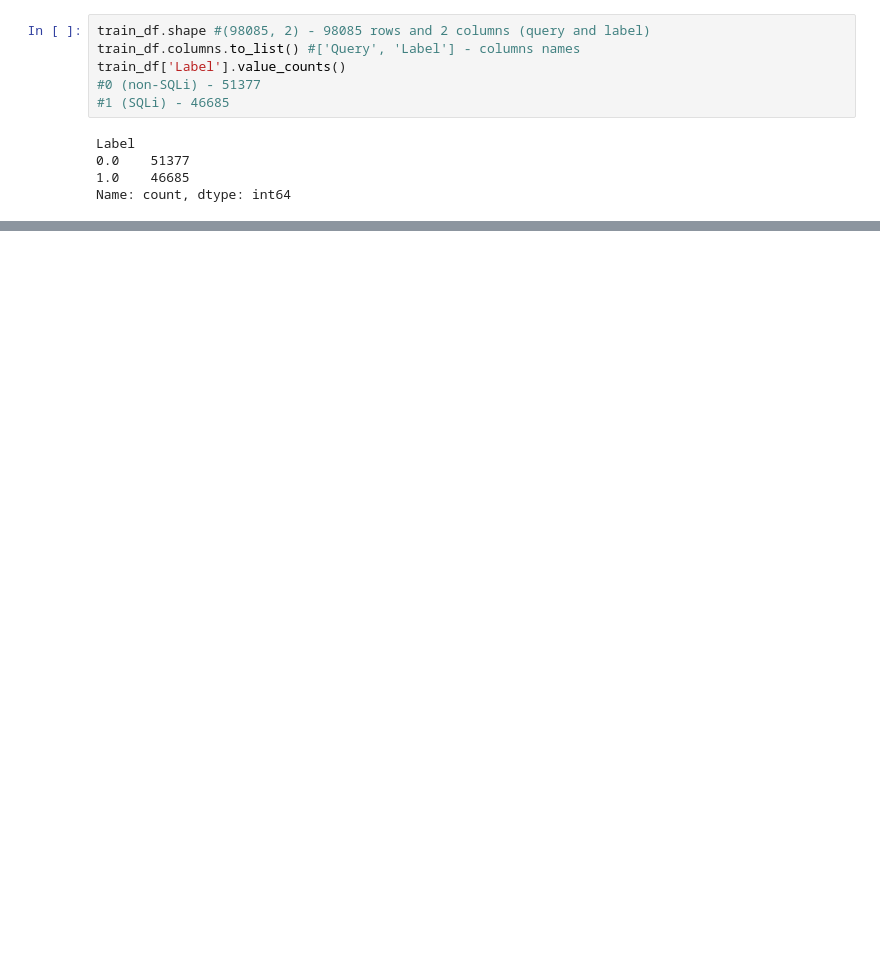
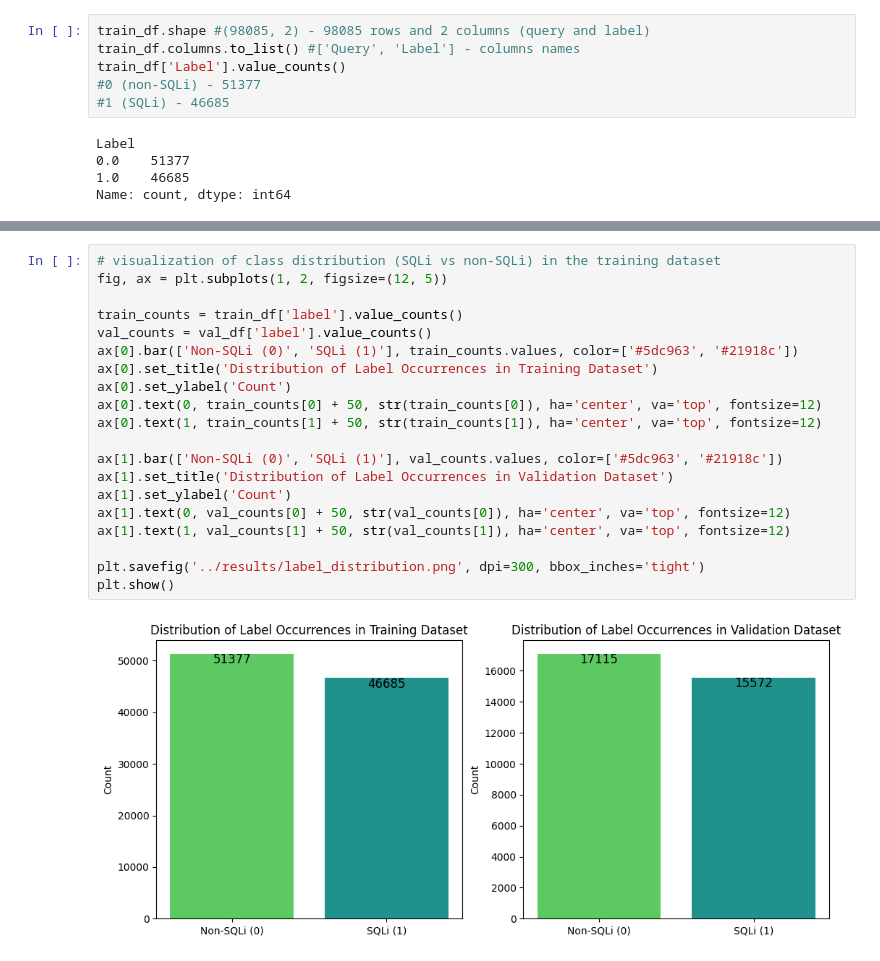
Before and after one commit to viserionnina/bert-sqli-detection, a Jupyter notebook: notebooks/training.ipynb, the cells around one changed output, grey strips where cells are left out. Saved outputs shown, nothing was run; the diff lists cells and outputs as text; blank space fills up the shorter version.

```diff
--- a/notebooks/training.ipynb
+++ b/notebooks/training.ipynb
@@ -68,0 +89,22 @@ plt.show()
+# %%
+# visualization of class distribution (SQLi vs non-SQLi) in the training dataset
+fig, ax = plt.subplots(1, 2, figsize=(12, 5))
+
+train_counts = train_df['label'].value_counts()
+val_counts = val_df['label'].value_counts()
+ax[0].bar(['Non-SQLi (0)', 'SQLi (1)'], train_counts.values, color=['#5dc963', '#21918c'])
+ax[0].set_title('Distribution of Label Occurrences in Training Dataset')
+ax[0].set_ylabel('Count')
+ax[0].text(0, train_counts[0] + 50, str(train_counts[0]), ha='center', va='top', fontsize=12)
+ax[0].text(1, train_counts[1] + 50, str(train_counts[1]), ha='center', va='top', fontsize=12)
+
+ax[1].bar(['Non-SQLi (0)', 'SQLi (1)'], val_counts.values, color=['#5dc963', '#21918c'])
+ax[1].set_title('Distribution of Label Occurrences in Validation Dataset')
+ax[1].set_ylabel('Count')
+ax[1].text(0, val_counts[0] + 50, str(val_counts[0]), ha='center', va='top', fontsize=12)
+ax[1].text(1, val_counts[1] + 50, str(val_counts[1]), ha='center', va='top', fontsize=12)
+
+plt.savefig('../results/label_distribution.png', dpi=300, bbox_inches='tight')
+plt.show()
+# %% [output]
+[figure, added]
```
Also changed, not shown: parts of 11 cells of this notebook, 3 other files.
